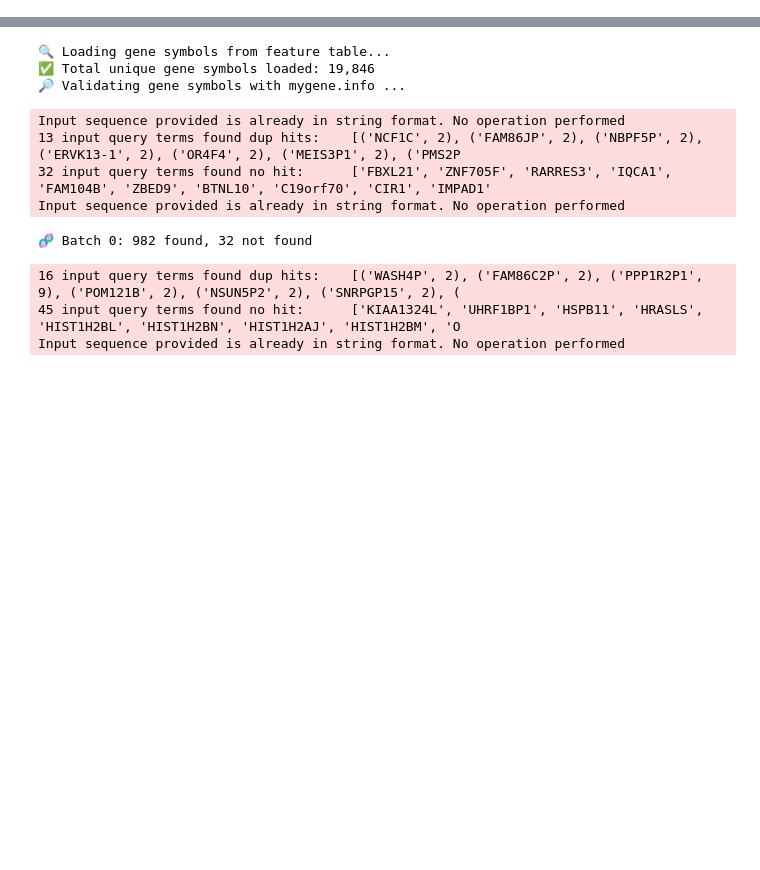
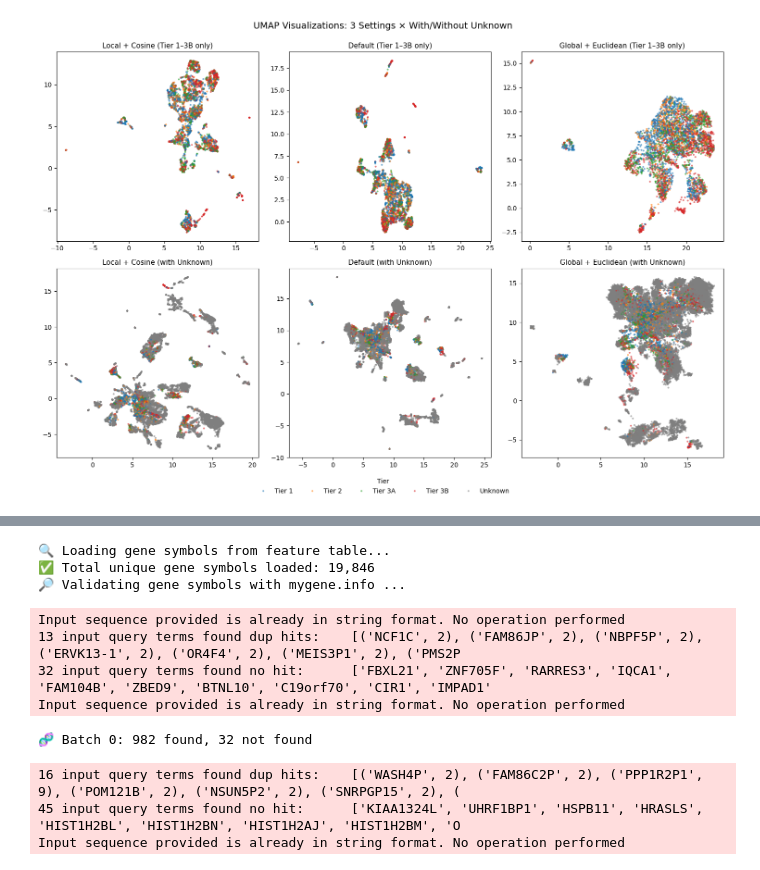
Before and after one commit to RRRussell/KNOT, a Jupyter notebook: data/read_data.ipynb, the cells around one changed output, grey strips where cells are left out. Cells and saved outputs as stored; diff of their text form; code cells hidden in the pictures; blank space fills up the shorter version.

```diff
--- a/data/read_data.ipynb
+++ b/data/read_data.ipynb
@@ -103,3 +103,86 @@ print(f"Edge types: {dict(Counter(edge_type.tolist()))}")
 #Edges: 29514972
 Self-loops: 385
 Edge types: {0: 119795, 1: 8281, 2: 17110422, 3: 12276474}
+# %%
+import torch
+import numpy as np
+import pandas as pd
+import matplotlib.pyplot as plt
+import seaborn as sns
+from sklearn.preprocessing import QuantileTransformer
+from sklearn.decomposition import PCA
+from umap import UMAP
+
+# ---------------------- Load and Prepare ----------------------
+GRAPH_PATH = "/home/zihend1/Genesis/KNOT/data/gene_graph.pt"
+data = torch.load(GRAPH_PATH)
+X = data.x.cpu().numpy()
+X[np.isnan(X)] = 0
+
+y_raw = np.array(data.y)
+label_map = {'-1': "Unknown", 'Tier 1': "Tier 1", 'Tier 2': "Tier 2", 'Tier 3A': "Tier 3A", 'Tier 3B': "Tier 3B"}
+y = np.vectorize(label_map.get)(y_raw)
+
+# Preprocessing
+qt = QuantileTransformer(output_distribution='normal', random_state=42)
+X_qt = qt.fit_transform(X)
+
+pca = PCA(n_components=50, random_state=42)
+X_pca = pca.fit_transform(X_qt)
+
+# ---------------------- Settings ----------------------
+umap_settings = [
+    {"n_neighbors": 10, "min_dist": 0.1, "metric": "cosine", "label": "Local + Cosine"},
+    {"n_neighbors": 15, "min_dist": 0.1, "metric": "euclidean", "label": "Default"},
+    {"n_neighbors": 50, "min_dist": 0.5, "metric": "euclidean", "label": "Global + Euclidean"},
+]
+
+palette = {
+    "Tier 1": "#1f77b4",
+    "Tier 2": "#ff7f0e",
+    "Tier 3A": "#2ca02c",
+    "Tier 3B": "#d62728",
+    "Unknown": "#7f7f7f",
+}
+
+# ---------------------- Plotting ----------------------
+fig, axs = plt.subplots(2, 3, figsize=(15, 10))
+plt.subplots_adjust(wspace=0.3, hspace=0.3)
+
+for row, include_unknown in enumerate([False, True]):
+    # Select data
+    mask = np.isin(y, ["Tier 1", "Tier 2", "Tier 3A", "Tier 3B"]) if not include_unknown else np.ones_like(y, dtype=bool)
+    X_sel = X_pca[mask]
+    y_sel = y[mask]
+
+    for col, setting in enumerate(umap_settings):
+        ax = axs[row, col]
+        umap_model = UMAP(n_neighbors=setting["n_neighbors"],
+                          min_dist=setting["min_dist"],
+                          metric=setting["metric"],
+                          random_state=42)
+        embedding = umap_model.fit_transform(X_sel)
+
+        df_vis = pd.DataFrame(embedding, columns=["UMAP1", "UMAP2"])
+        df_vis["Tier"] = y_sel
+
+        order = ["Tier 1", "Tier 2", "Tier 3A", "Tier 3B"] + (["Unknown"] if include_unknown else [])
+        sns.scatterplot(
+            data=df_vis, x="UMAP1", y="UMAP2", hue="Tier", palette=palette,
+            hue_order=order, s=8, alpha=0.6, ax=ax, linewidth=0
+        )
+
+        title_suffix = "with Unknown" if include_unknown else "Tier 1–3B only"
+        ax.set_title(f"{setting['label']} ({title_suffix})", fontsize=11)
+        ax.set_xlabel("")
+        ax.set_ylabel("")
+        ax.legend().remove()
+
+# Legend outside
+handles, labels = ax.get_legend_handles_labels()
+fig.legend(handles, labels, title="Tier", loc="lower center", ncol=6, frameon=False)
+plt.tight_layout(rect=[0, 0.05, 1, 1])
+plt.suptitle("UMAP Visualizations: 3 Settings × With/Without Unknown", fontsize=14, y=1.03)
+plt.show()
+# %% [output]
+[figure, added]
```
Also changed, not shown: parts of 4 cells of this notebook, 4 other files.
